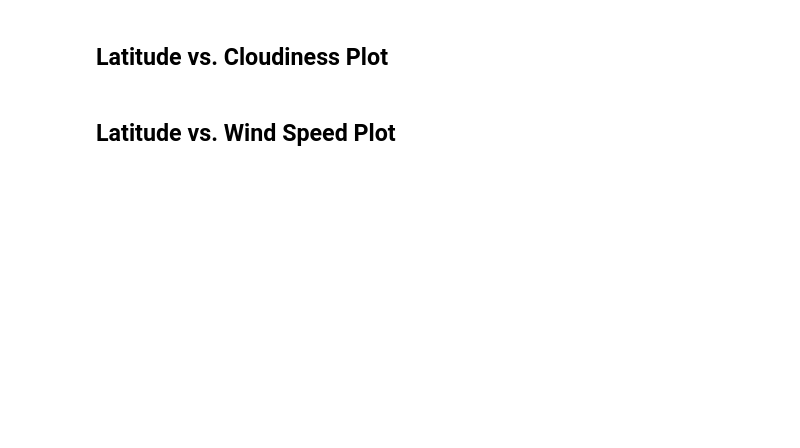
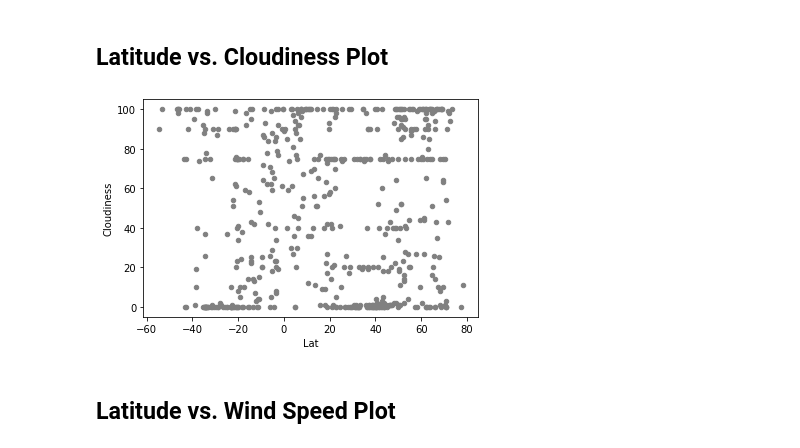
Before and after one commit to arerickson28/python-api-challenge, a Jupyter notebook: WeatherPy/WeatherPy.ipynb, the cells around one changed output. Drawn from its saved outputs; the diff is of its cells as text; code cells hidden in the pictures; blank space fills up the shorter version.

```diff
--- a/WeatherPy/WeatherPy.ipynb
+++ b/WeatherPy/WeatherPy.ipynb
@@ -184,4 +200,8 @@ df.index[df['BoolCol'] == True].tolist()
 # %% [markdown]
 ## Latitude vs. Cloudiness Plot
+# %%
+lat_vs_clouds_plot = weather_cities_df.plot.scatter(x = "Lat", y = "Cloudiness", c= "grey")
+# %% [output]
+[figure, added]
 # %% [markdown]
 ## Latitude vs. Wind Speed Plot
```
Also changed, not shown: parts of 14 cells of this notebook.
